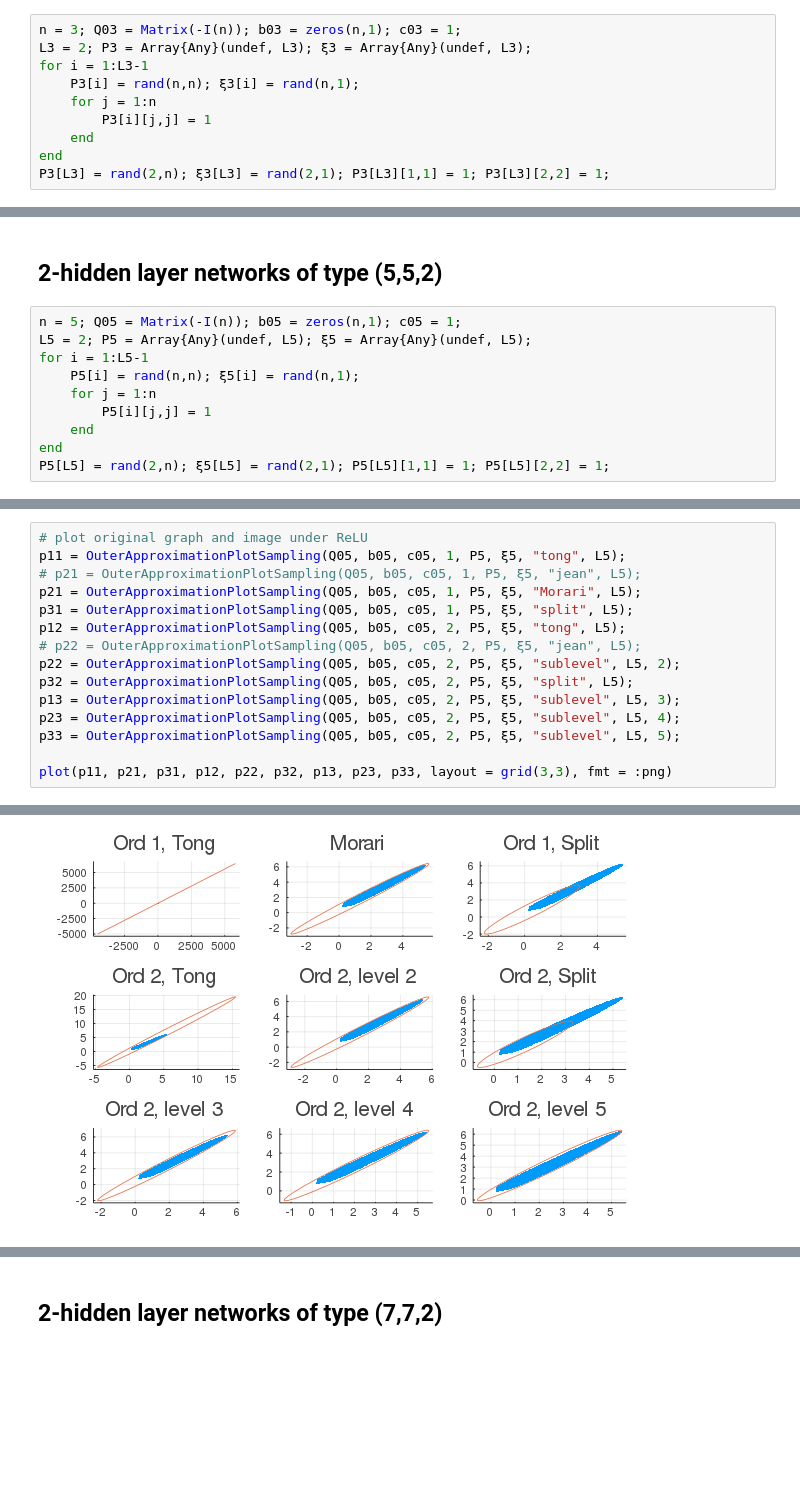
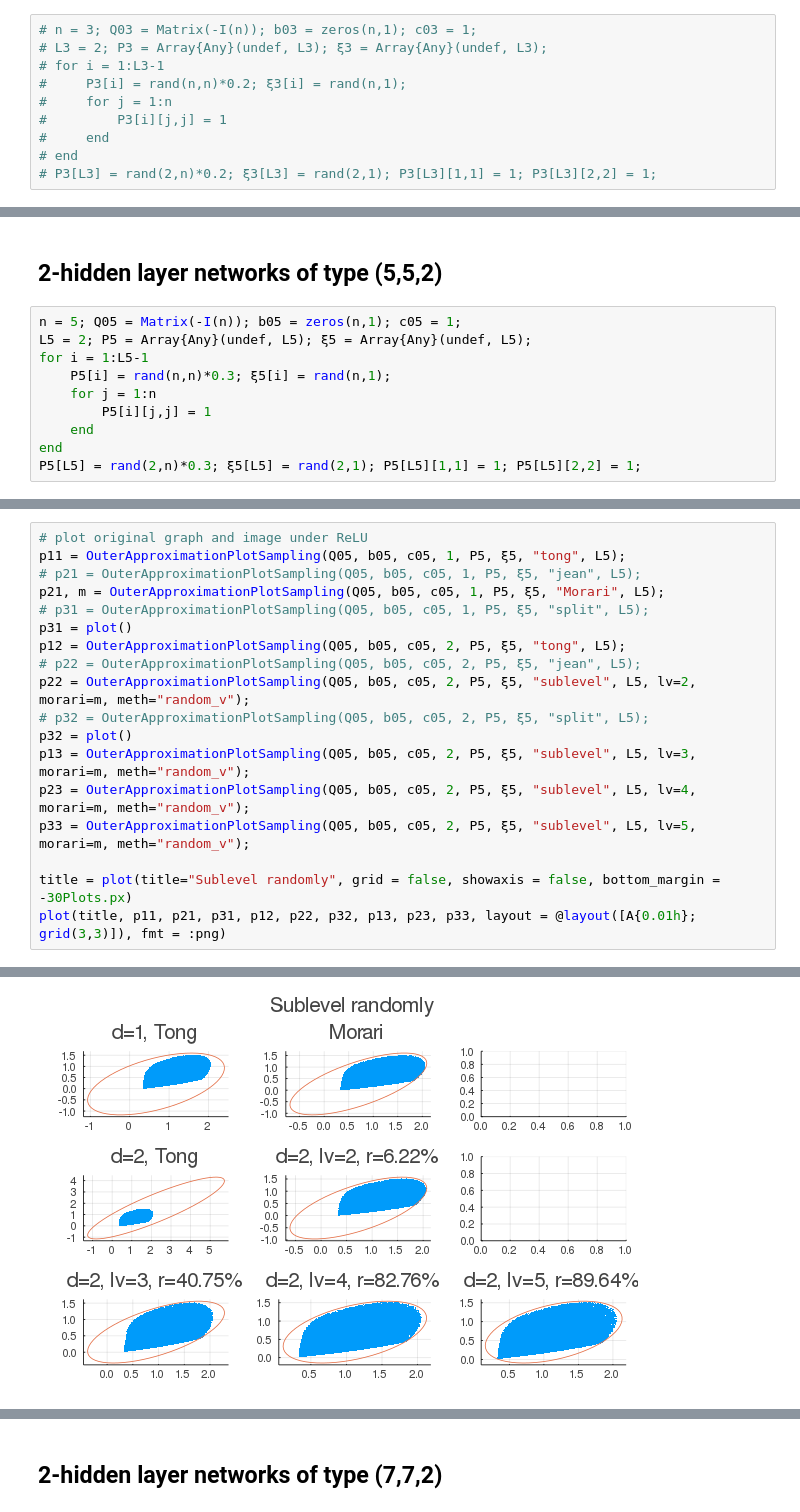
Before and after one commit to TongCHEN779/MultiMomOpt, a Jupyter notebook: ellipsoid/Ellipsoid.ipynb, the cells around one changed output, grey strips where cells are left out. Saved outputs shown, nothing was run; the diff lists cells and outputs as text; blank space fills up the shorter version.

```diff
--- a/ellipsoid/Ellipsoid.ipynb
+++ b/ellipsoid/Ellipsoid.ipynb
@@ -863,11 +1201,11 @@ Termination status: OPTIMAL, primal status: FEASIBLE_POINT, dual status: FEASIBL
 # %%
-n = 3; Q03 = Matrix(-I(n)); b03 = zeros(n,1); c03 = 1;
-L3 = 2; P3 = Array{Any}(undef, L3); ξ3 = Array{Any}(undef, L3);
-for i = 1:L3-1
-    P3[i] = rand(n,n); ξ3[i] = rand(n,1);
-    for j = 1:n
-        P3[i][j,j] = 1
-    end
-end
-P3[L3] = rand(2,n); ξ3[L3] = rand(2,1); P3[L3][1,1] = 1; P3[L3][2,2] = 1;
+# n = 3; Q03 = Matrix(-I(n)); b03 = zeros(n,1); c03 = 1;
+# L3 = 2; P3 = Array{Any}(undef, L3); ξ3 = Array{Any}(undef, L3);
+# for i = 1:L3-1
+#     P3[i] = rand(n,n)*0.2; ξ3[i] = rand(n,1);
+#     for j = 1:n
+#         P3[i][j,j] = 1
+#     end
+# end
+# P3[L3] = rand(2,n)*0.2; ξ3[L3] = rand(2,1); P3[L3][1,1] = 1; P3[L3][2,2] = 1;
 # %%
@@ -909,9 +1230,9 @@ Termination status: SLOW_PROGRESS, primal status: UNKNOWN_RESULT_STATUS, dual st
 n = 5; Q05 = Matrix(-I(n)); b05 = zeros(n,1); c05 = 1;
 L5 = 2; P5 = Array{Any}(undef, L5); ξ5 = Array{Any}(undef, L5);
 for i = 1:L5-1
-    P5[i] = rand(n,n); ξ5[i] = rand(n,1);
+    P5[i] = rand(n,n)*0.3; ξ5[i] = rand(n,1);
     for j = 1:n
         P5[i][j,j] = 1
     end
 end
-P5[L5] = rand(2,n); ξ5[L5] = rand(2,1); P5[L5][1,1] = 1; P5[L5][2,2] = 1;
+P5[L5] = rand(2,n)*0.3; ξ5[L5] = rand(2,1); P5[L5][1,1] = 1; P5[L5][2,2] = 1;
@@ -919,15 +1299,18 @@ P5[L5] = rand(2,n); ξ5[L5] = rand(2,1); P5[L5][1,1] = 1; P5[L5][2,2] = 1;
 # plot original graph and image under ReLU
 p11 = OuterApproximationPlotSampling(Q05, b05, c05, 1, P5, ξ5, "tong", L5);
 # p21 = OuterApproximationPlotSampling(Q05, b05, c05, 1, P5, ξ5, "jean", L5);
-p21 = OuterApproximationPlotSampling(Q05, b05, c05, 1, P5, ξ5, "Morari", L5);
-p31 = OuterApproximationPlotSampling(Q05, b05, c05, 1, P5, ξ5, "split", L5);
+p21, m = OuterApproximationPlotSampling(Q05, b05, c05, 1, P5, ξ5, "Morari", L5);
+# p31 = OuterApproximationPlotSampling(Q05, b05, c05, 1, P5, ξ5, "split", L5);
+p31 = plot()
 p12 = OuterApproximationPlotSampling(Q05, b05, c05, 2, P5, ξ5, "tong", L5);
 # p22 = OuterApproximationPlotSampling(Q05, b05, c05, 2, P5, ξ5, "jean", L5);
-p22 = OuterApproximationPlotSampling(Q05, b05, c05, 2, P5, ξ5, "sublevel", L5, 2);
-p32 = OuterApproximationPlotSampling(Q05, b05, c05, 2, P5, ξ5, "split", L5);
-p13 = OuterApproximationPlotSampling(Q05, b05, c05, 2, P5, ξ5, "sublevel", L5, 3);
-p23 = OuterApproximationPlotSampling(Q05, b05, c05, 2, P5, ξ5, "sublevel", L5, 4);
-p33 = OuterApproximationPlotSampling(Q05, b05, c05, 2, P5, ξ5, "sublevel", L5, 5);
+p22 = OuterApproximationPlotSampling(Q05, b05, c05, 2, P5, ξ5, "sublevel", L5, lv=2, morari=m, meth="random_v");
+# p32 = OuterApproximationPlotSampling(Q05, b05, c05, 2, P5, ξ5, "split", L5);
+p32 = plot()
+p13 = OuterApproximationPlotSampling(Q05, b05, c05, 2, P5, ξ5, "sublevel", L5, lv=3, morari=m, meth="random_v");
+p23 = OuterApproximationPlotSampling(Q05, b05, c05, 2, P5, ξ5, "sublevel", L5, lv=4, morari=m, meth="random_v");
+p33 = OuterApproximationPlotSampling(Q05, b05, c05, 2, P5, ξ5, "sublevel", L5, lv=5, morari=m, meth="random_v");
 
-plot(p11, p21, p31, p12, p22, p32, p13, p23, p33, layout = grid(3,3), fmt = :png)
+title = plot(title="Sublevel randomly", grid = false, showaxis = false, bottom_margin = -30Plots.px)
+plot(title, p11, p21, p31, p12, p22, p32, p13, p23, p33, layout = @layout([A{0.01h}; grid(3,3)]), fmt = :png)
 # %% [output]
@@ -947 +1326 @@ Termination status: OPTIMAL, primal status: FEASIBLE_POINT, dual status: FEASIBL
-[figure, old version]
+[figure, new version]
```
Also changed, not shown: parts of 59 cells of this notebook, 2 other files.
